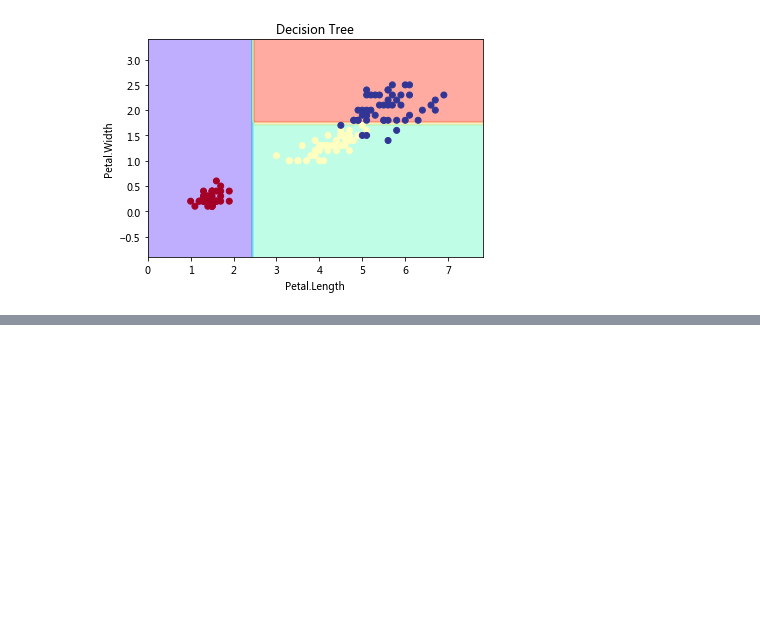
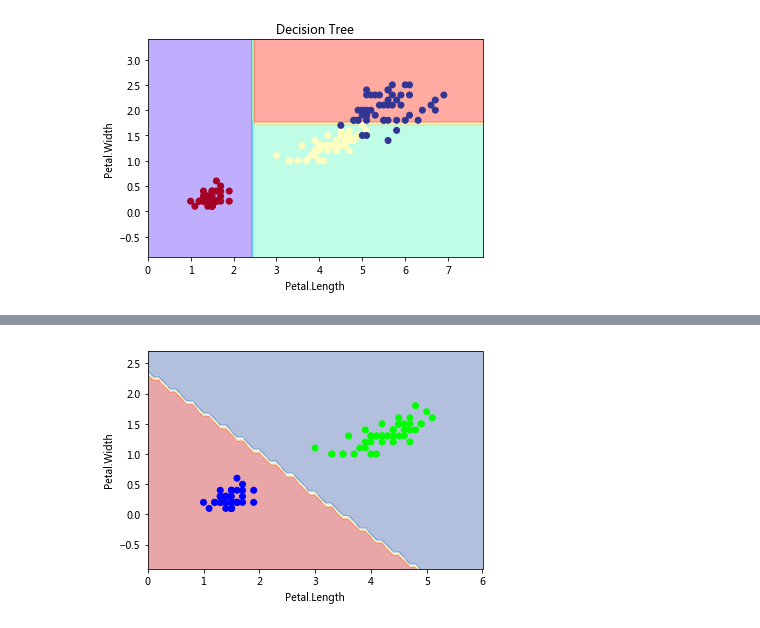
Before and after one commit to ywchiu/fetnetpy, a Jupyter notebook: Demo20171110.ipynb, the cells around one changed output, grey strips where cells are left out. Cells and saved outputs as stored; diff of their text form; code cells hidden in the pictures; blank space fills up the shorter version.

```diff
--- a/Demo20171110.ipynb
+++ b/Demo20171110.ipynb
@@ -115,0 +210,4 @@ plt.show()
+# %%
+plot_estimator(clf2, X,y)
+# %% [output]
+[figure, added]
```
Also changed, not shown: parts of 23 cells of this notebook.
